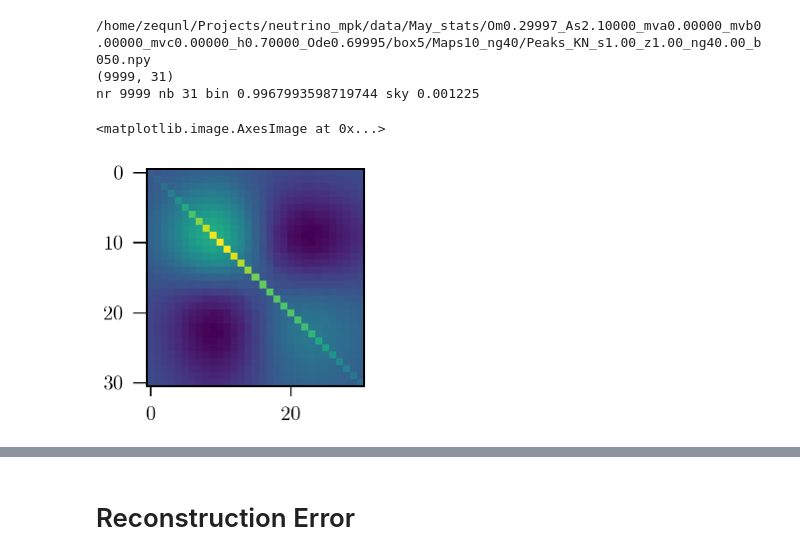
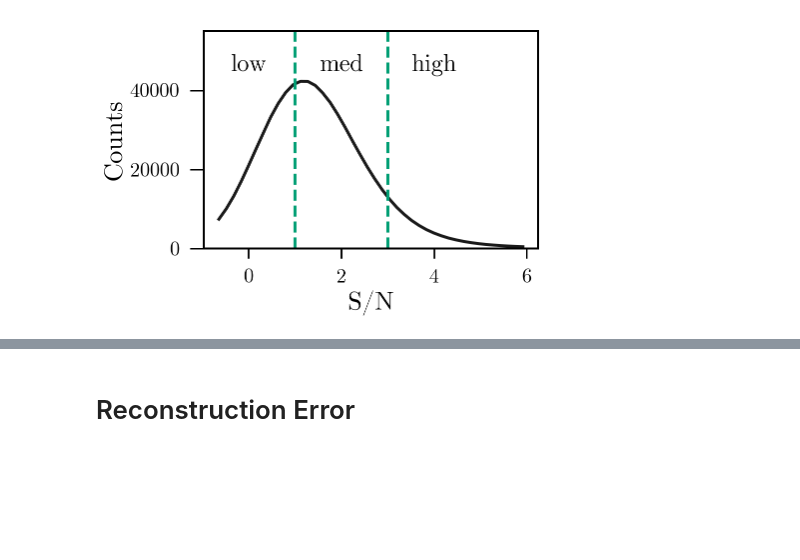
Before and after one commit to xzackli/gp_lens, a Jupyter notebook: Peaks.ipynb, the cells around one changed output, grey strips where cells are left out. Saved outputs shown, nothing was run; the diff lists cells and outputs as text; code cells hidden in the pictures; blank space fills up the shorter version.

```diff
--- a/Peaks.ipynb
+++ b/Peaks.ipynb
@@ -22,14 +44,20 @@ plt.plot(peaks.fid)
+# %%
+plt.plot(x, peaks.fid)
+plt.axvline(1, ls='dashed', color=default_color_list[2])
+plt.axvline(3, ls='dashed', color=default_color_list[2])
+
+plt.text(0, 45000, "low", horizontalalignment='center', fontsize=24)
+plt.text(2, 45000, "med", horizontalalignment='center', fontsize=24)
+plt.text(4, 45000, "high", horizontalalignment='center', fontsize=24)
+
+plt.ylim(0,55000)
+plt.ylabel('Counts')
+plt.xlabel('S/N')
+plt.savefig('figures/different_SN_regions.pdf')
+# %% [output]
+[figure, added]
 # %%
 # powerspec = LensingPSorPeaks(300,3000, 'K', redshifts=('10',), observable_name='PS', bin_center_row=0, binscale='log')
 # x, y = powerspec.get_realizations(model_index=0, verbose=True)
 # powerspec.fid = np.mean(y,axis=0)
 # plt.plot(powerspec.fid)
-# %%
-invcov_to_plot = peaks.compute_cov(0, verbose=True)
-plt.imshow( np.linalg.inv(invcov_to_plot) )
-# %% [output]
-/home/zequnl/Projects/neutrino_mpk/data/May_stats/Om0.29997_As2.10000_mva0.00000_mvb0.00000_mvc0.00000_h0.70000_Ode0.69995/box5/Maps10_ng40/Peaks_KN_s1.00_z1.00_ng40.00_b050.npy
-(9999, 31)
-nr 9999 nb 31 bin 0.9967993598719744 sky 0.001225
-<matplotlib.image.AxesImage at 0x...>
-[figure, removed]
```
Also changed, not shown: parts of 10 cells of this notebook, 29 other files.
